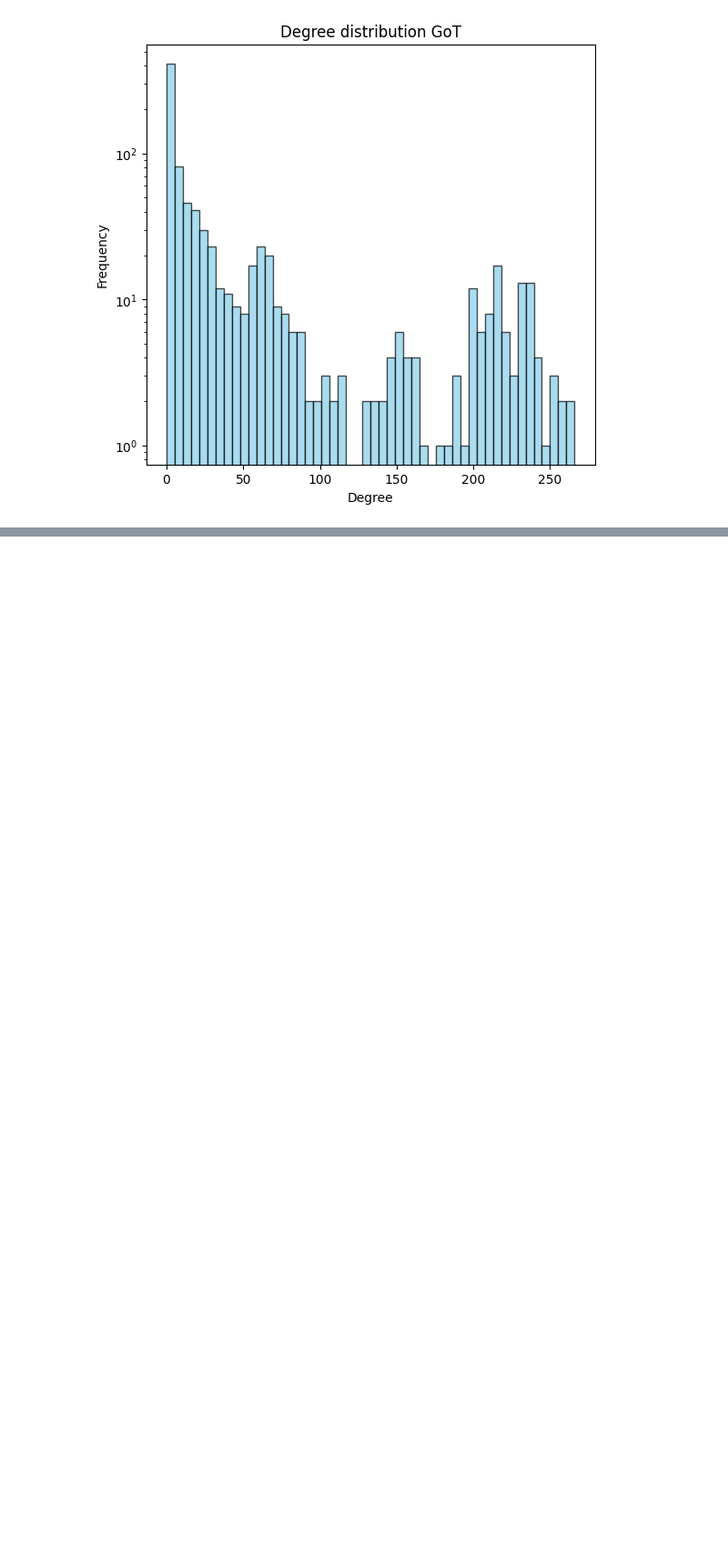
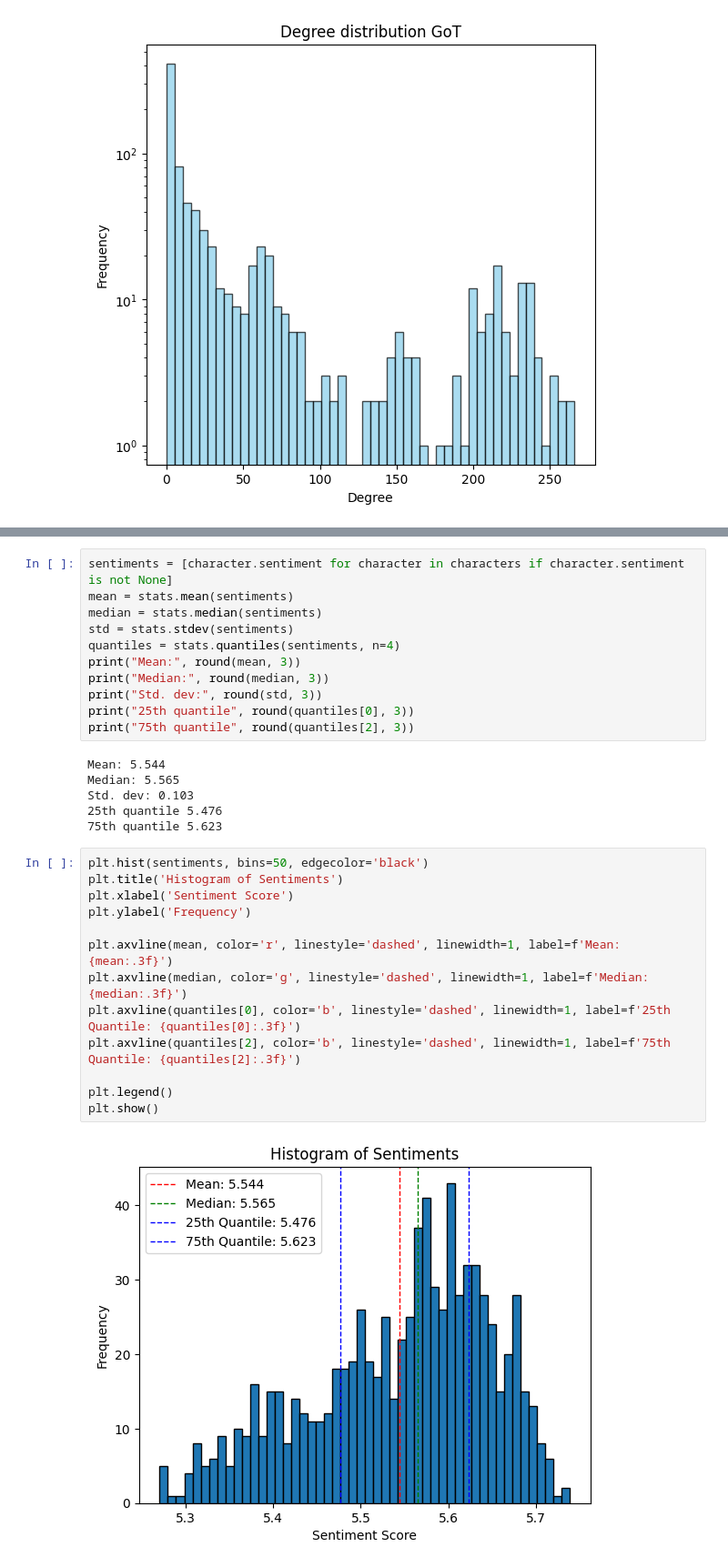
Before and after one commit to RasmusUK/02805-social-graphs-and-interactions-project, a Jupyter notebook: workspace/notebooks/Characters.ipynb, the cells around one changed output, grey strips where cells are left out. Shown at 91% size. Drawn from its saved outputs; the diff is of its cells as text; blank space fills up the shorter version.

Commit message:
Add visualizations

```diff
--- a/workspace/notebooks/Characters.ipynb
+++ b/workspace/notebooks/Characters.ipynb
@@ -455,0 +481,32 @@ plt.show()
+# %%
+sentiments = [character.sentiment for character in characters if character.sentiment is not None]
+mean = stats.mean(sentiments)
+median = stats.median(sentiments)
+std = stats.stdev(sentiments)
+quantiles = stats.quantiles(sentiments, n=4)
+print("Mean:", round(mean, 3))
+print("Median:", round(median, 3))
+print("Std. dev:", round(std, 3))
+print("25th quantile", round(quantiles[0], 3))
+print("75th quantile", round(quantiles[2], 3))
+# %% [output]
+Mean: 5.544
+Median: 5.565
+Std. dev: 0.103
+25th quantile 5.476
+75th quantile 5.623
+# %%
+plt.hist(sentiments, bins=50, edgecolor='black')
+plt.title('Histogram of Sentiments')
+plt.xlabel('Sentiment Score')
+plt.ylabel('Frequency')
+
+plt.axvline(mean, color='r', linestyle='dashed', linewidth=1, label=f'Mean: {mean:.3f}')
+plt.axvline(median, color='g', linestyle='dashed', linewidth=1, label=f'Median: {median:.3f}')
+plt.axvline(quantiles[0], color='b', linestyle='dashed', linewidth=1, label=f'25th Quantile: {quantiles[0]:.3f}')
+plt.axvline(quantiles[2], color='b', linestyle='dashed', linewidth=1, label=f'75th Quantile: {quantiles[2]:.3f}')
+
+plt.legend()
+plt.show()
+# %% [output]
+[figure, added]
```
Also changed, not shown: parts of 6 cells of this notebook.
